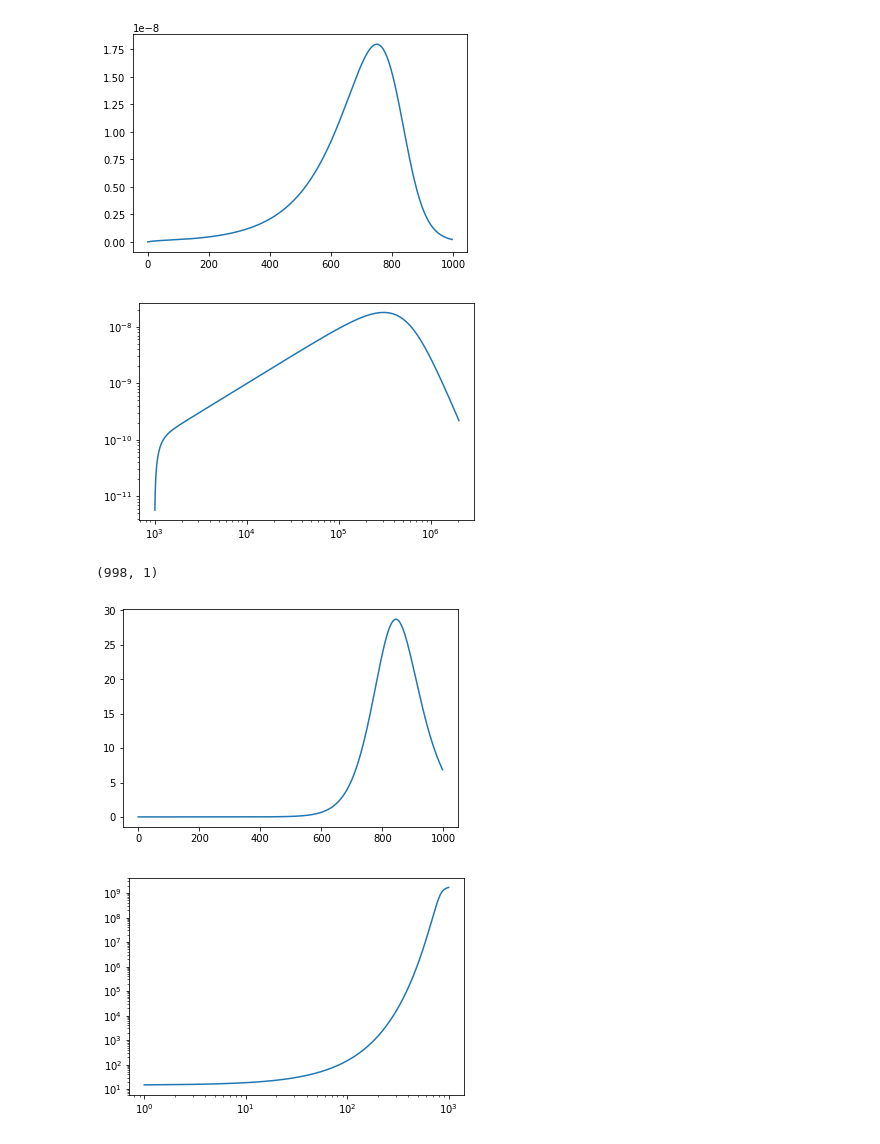
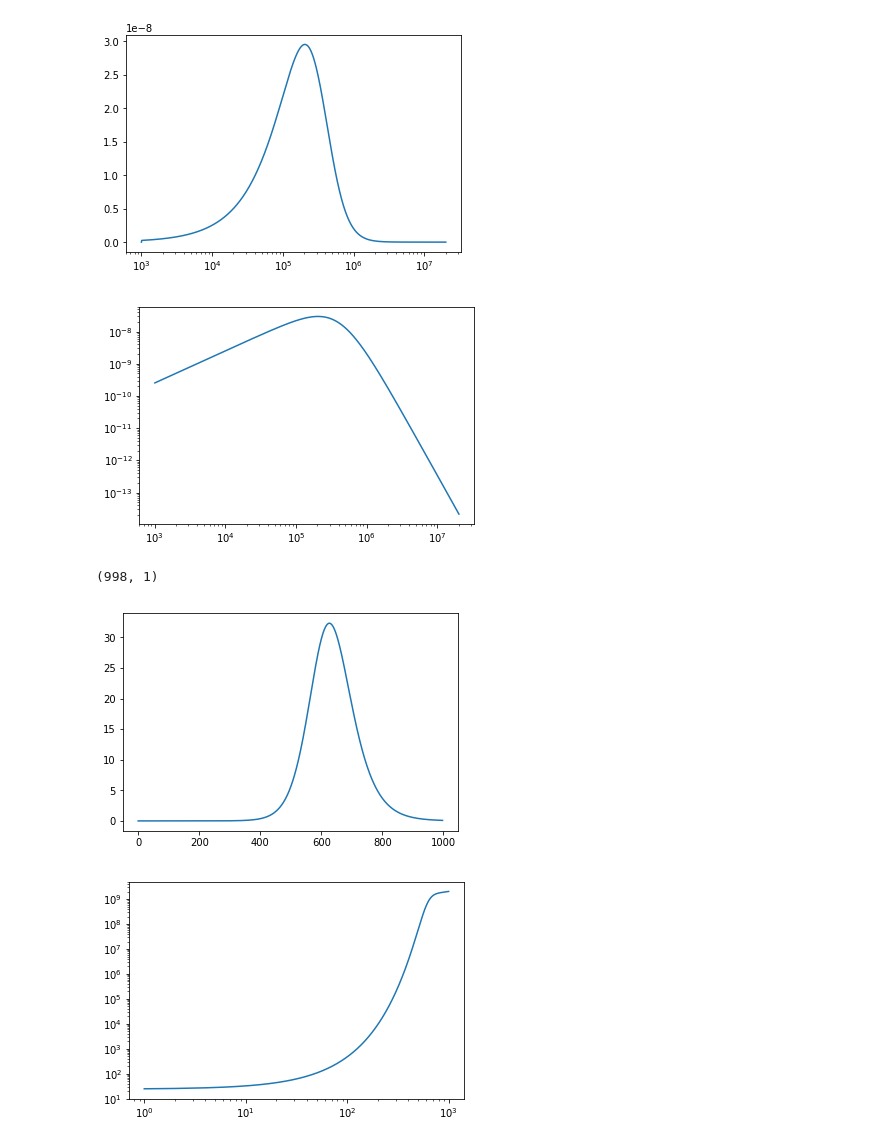
Before and after one commit to vinitX/ML_Scattering, a Jupyter notebook: boltz.ipynb, the cells around one changed output. Cells and saved outputs as stored; diff of their text form; code cells hidden in the pictures.

```diff
--- a/boltz.ipynb
+++ b/boltz.ipynb
@@ -4,7 +4,7 @@ import matplotlib.pyplot as plt
 # %%
 n0=1
 k=1.381e-23
-T0=2930
+T0=0
 m0=4*1.66054e-27
 m=9.11e-31
 E=1e-21*n0
@@ -15,7 +15,7 @@ B=np.zeros((n,1))
 A=np.zeros((n,n))
 
 vmin=1e3
-vmax=1*np.sqrt(24*1.602e-19/m)
+vmax=10*np.sqrt(24*1.602e-19/m)
 v=np.logspace(np.log10(vmin),np.log10(vmax),n)
 v=np.reshape(v,(n,1))
 ratio=(vmax/vmin)**(1.0/(n-1))
@@ -102,12 +85,12 @@ plt.show()
 # %%
 f1=-q*E*(f0[1:]-f0[:n-2])/dv[:n-2]/(m*vm(v[:n-2]))
-plt.plot(f1[:n-2])
+plt.semilogx(v[:n-2],f1[:n-2])
 plt.show()
 plt.loglog(v[:n-2],f1[:n-2])
 plt.show()
 # %% [output]
-[figure, old version]
+[figure, new version]
-[figure, old version]
+[figure, new version]
 # %%
 np.shape(f1)
 # %% [output]
@@ -117,13 +100,13 @@ W=np.sum(dv[:n-2]*f1[:n-2]*v[:n-2])
 plt.plot(dv[:n-2]*f1[:n-2]*v[:n-2])
 plt.show()
 # %% [output]
-[figure, old version]
+[figure, new version]
 # %%
-eps=np.sum(0.5*m*v*f0*dv)/2#np.sum(0.5*m*v**2*f0*dv)
+eps=np.sum(0.5*m*v**2*f0*dv)
 plt.loglog(v**2*f0*dv)
 plt.show()
 # %% [output]
-[figure, old version]
+[figure, new version]
 # %%
 plt.plot(v[:n-1],dv)
 plt.show()
```
Also changed, not shown: parts of 11 cells of this notebook, 26 other files.
